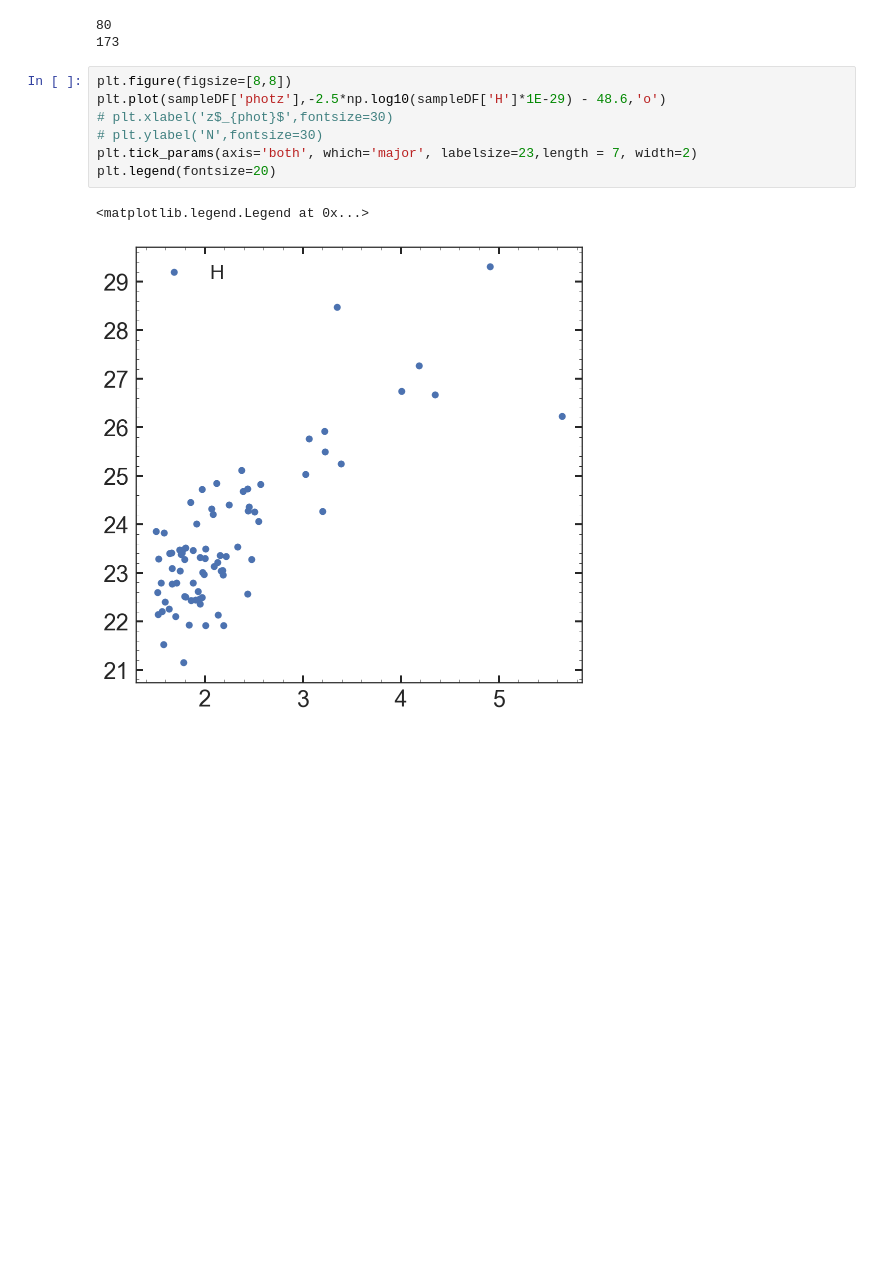
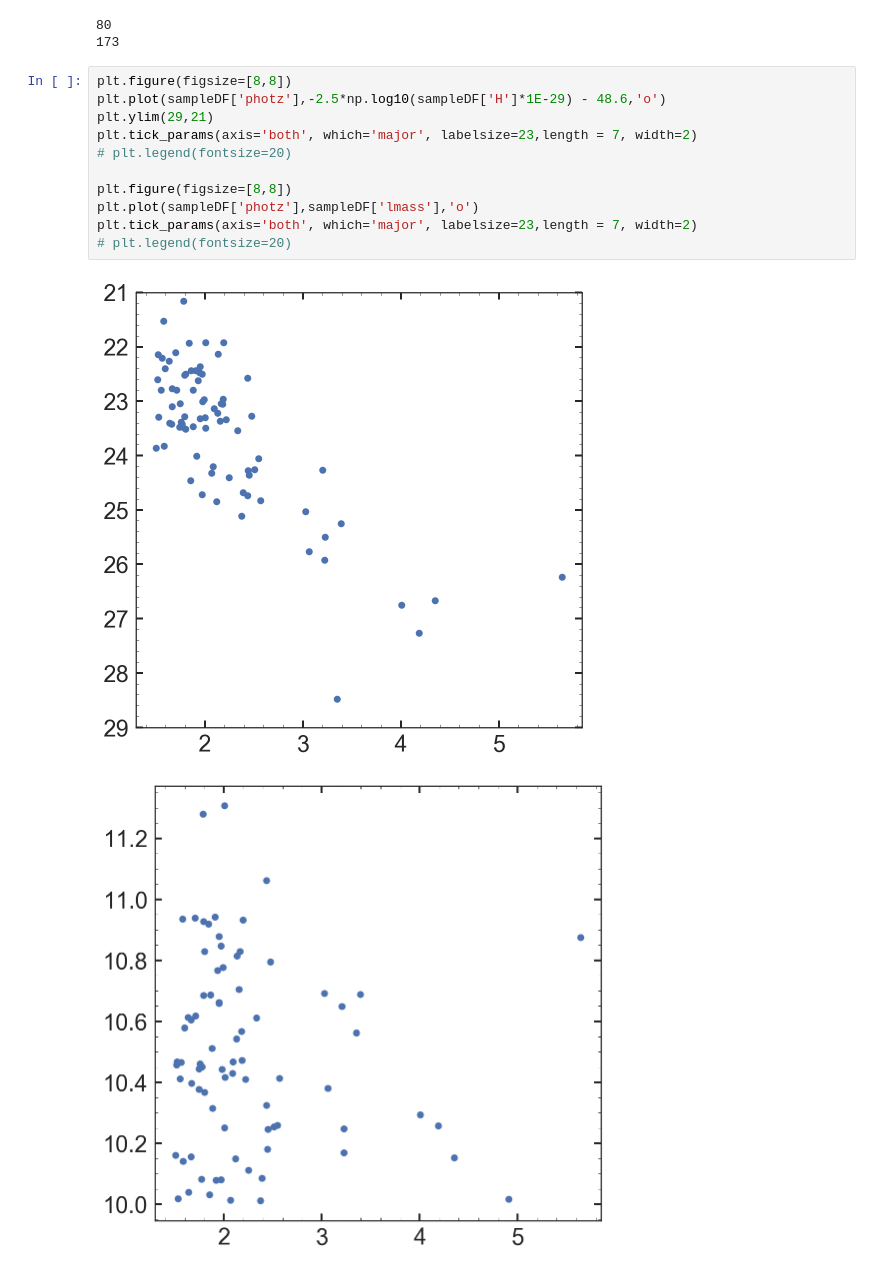
Before and after one commit to Vince-ec/JWST_proposal, a Jupyter notebook: source_find.ipynb, the cells around one changed output. Drawn from its saved outputs; the diff is of its cells as text; blank space fills up the shorter version.

```diff
--- a/source_find.ipynb
+++ b/source_find.ipynb
@@ -357,10 +372,14 @@ print len(sf_sampleDF.index)
 # %%
 plt.figure(figsize=[8,8])
 plt.plot(sampleDF['photz'],-2.5*np.log10(sampleDF['H']*1E-29) - 48.6,'o')
-# plt.xlabel('z$_{phot}$',fontsize=30)
-# plt.ylabel('N',fontsize=30)
+plt.ylim(29,21)
 plt.tick_params(axis='both', which='major', labelsize=23,length = 7, width=2)
-plt.legend(fontsize=20)
+# plt.legend(fontsize=20)
+
+plt.figure(figsize=[8,8])
+plt.plot(sampleDF['photz'],sampleDF['lmass'],'o')
+plt.tick_params(axis='both', which='major', labelsize=23,length = 7, width=2)
+# plt.legend(fontsize=20)
 # %% [output]
-<matplotlib.legend.Legend at 0x...>
-[figure, old version]
+[figure, new version]
+[figure, added]
```
Also changed, not shown: parts of 5 cells of this notebook, 1 other file.
